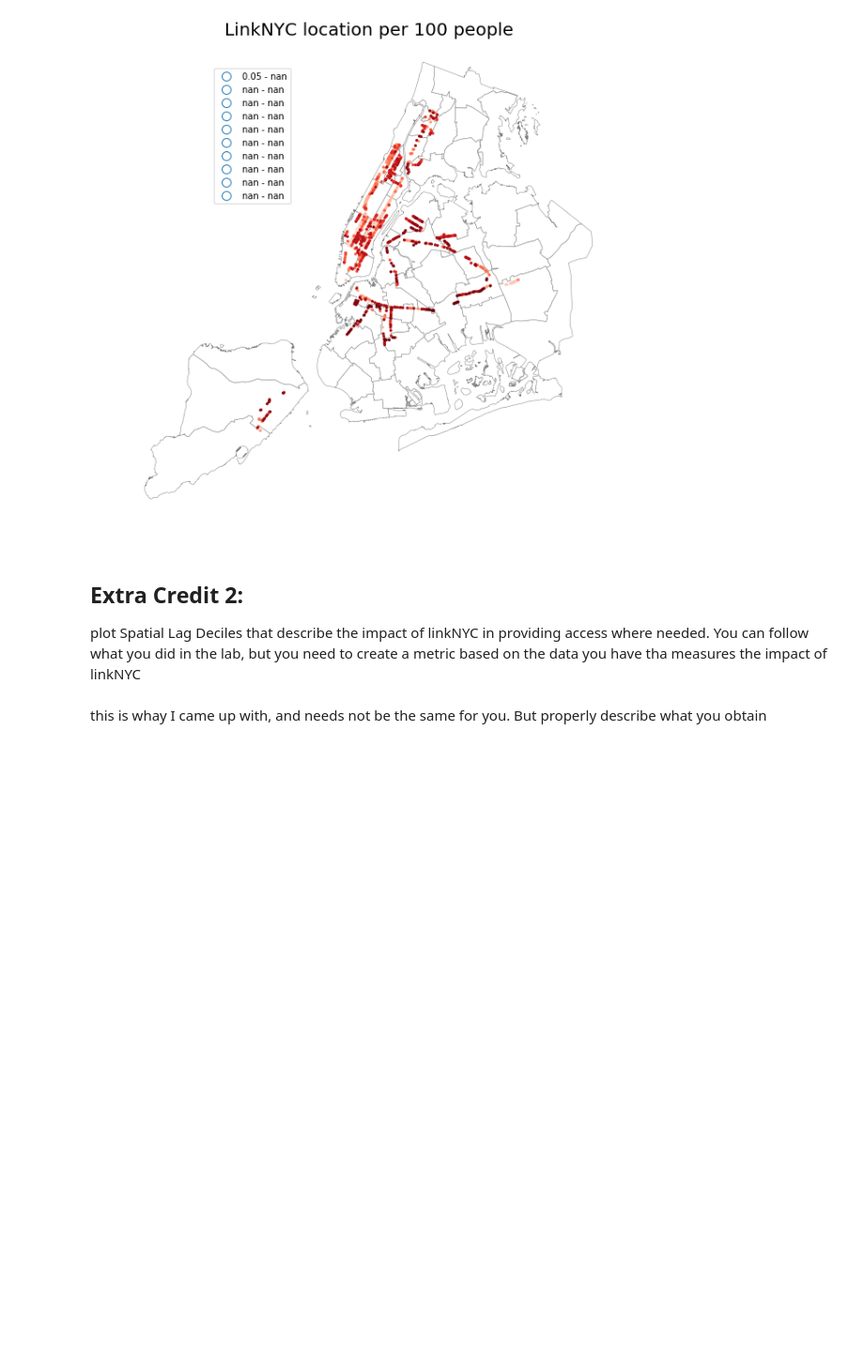
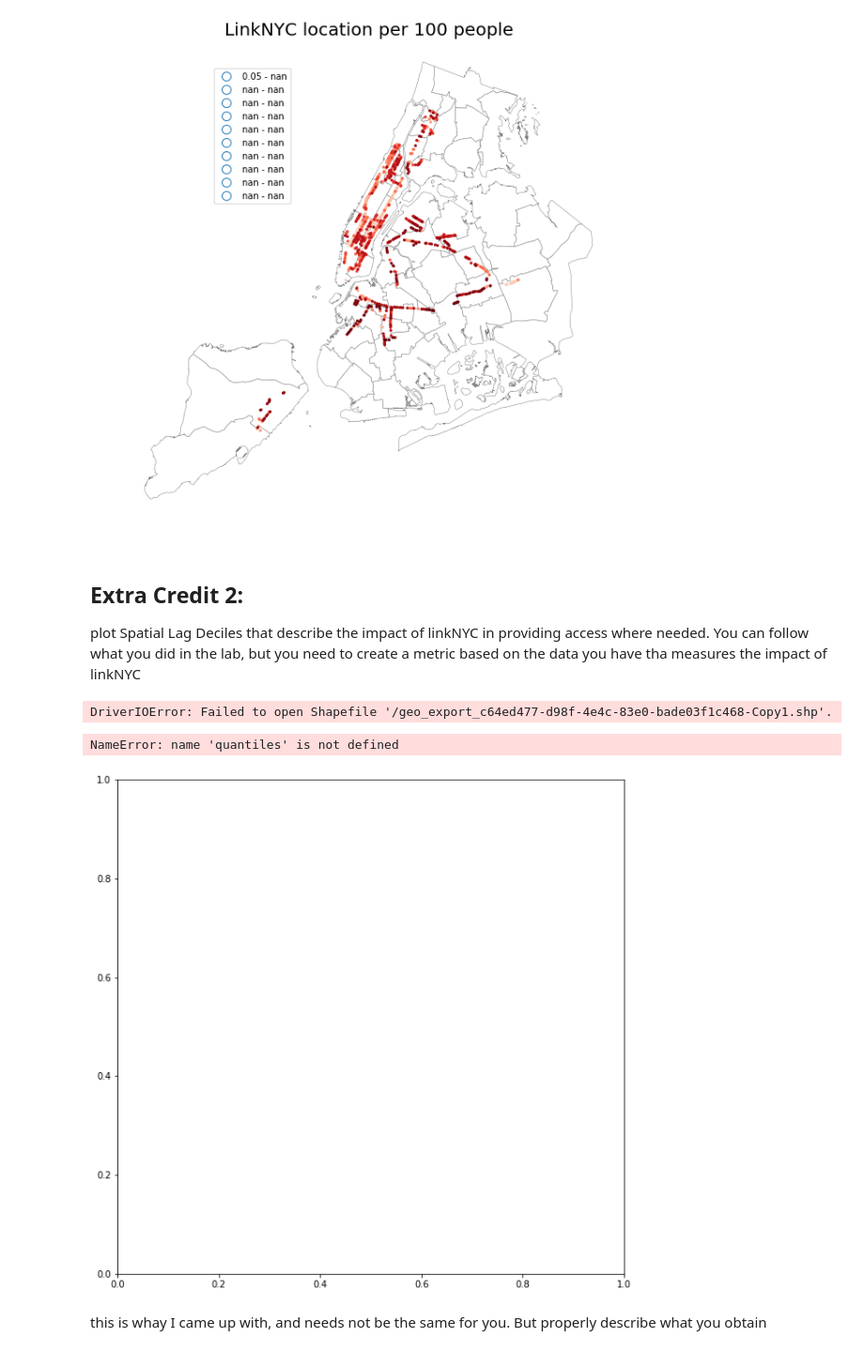
Before and after one commit to Amberchen724/PUI2018_yc3763, a Jupyter notebook: HW7_yc3763/geopandas_census_yc3763.ipynb, the cells around one changed output. Shown at 94% size. Saved outputs shown, nothing was run; the diff lists cells and outputs as text; code cells hidden in the pictures; blank space fills up the shorter version.

```diff
--- a/HW7_yc3763/geopandas_census_yc3763.ipynb
+++ b/HW7_yc3763/geopandas_census_yc3763.ipynb
@@ -642,6 +642,40 @@ ax.axis('off')
 # %% [markdown]
 ## Extra Credit 2:
 plot Spatial Lag Deciles that describe the impact of linkNYC in providing access where needed. You can follow what you did in the lab, but you need to create a metric based on the data you have tha measures the impact of linkNYC
+# %%
+pumashplc = pumashplc.merge(pumaBB[['public use microdata area', 'B28002_004E', 'pcBB']],
+                          left_on='puma', right_on='public use microdata area')
+# calculate the magnitude between broadband and linkNYC
+pumashplc['magnitude'] =  pumashplc.linkNYCp100p / pumashplc.pcBB
+# %%
+#bbpc = pd.read_csv(os.getenv("PUIDATA") + "/ACS_16_1YR_GCT2801.ST50_with_ann.csv",
+                   #usecols=["GCT_STUB.target-geo-id2","HC01","HC02"])
+path = '/geo_export_c64ed477-d98f-4e4c-83e0-bade03f1c468-Copy1.shp'
+pumashplc.to_file(path)
+# generate queen weights objects
+lag=ps.queen_from_shapefile(path)
+# transform matrix
+lag.transform = 'r'
+# calculate lag
+spatial_lag = ps.lag_spatial(lag, pumashplc.magnitude)
+# set quantiles
+quantiles = ps.Quantiles(spatial_lag, k=5)
+# %% [output]
+DriverIOError: Failed to open Shapefile '/geo_export_c64ed477-d98f-4e4c-83e0-bade03f1c468-Copy1.shp'.
+# %%
+ax = pl.figure(figsize=(10, 10)).add_subplot(111)
+# plot the spatial lag
+pumashplc.assign(cl=quantiles.yb).plot(column='cl', categorical=True,
+        k=5, cmap='hot', linewidth=0.05, ax=ax,
+        edgecolor='black', legend=True)
+# relocate legend
+leg = ax.get_legend()
+leg.set_bbox_to_anchor((0.35, 0.95, 0, 0))
+ax.set_title('Magnitude of linkNYC towers per broadband access percentage \nin Spatial Lag Deciles', fontsize=20)
+ax.axis('off');
+# %% [output]
+NameError: name 'quantiles' is not defined
+[figure, added]
 # %% [markdown]
 this is whay I came up with, and needs not be the same for you. But properly describe what you obtain
 # %% [markdown]
```
Also changed, not shown: parts of 1 cell of this notebook, 13 other files.
